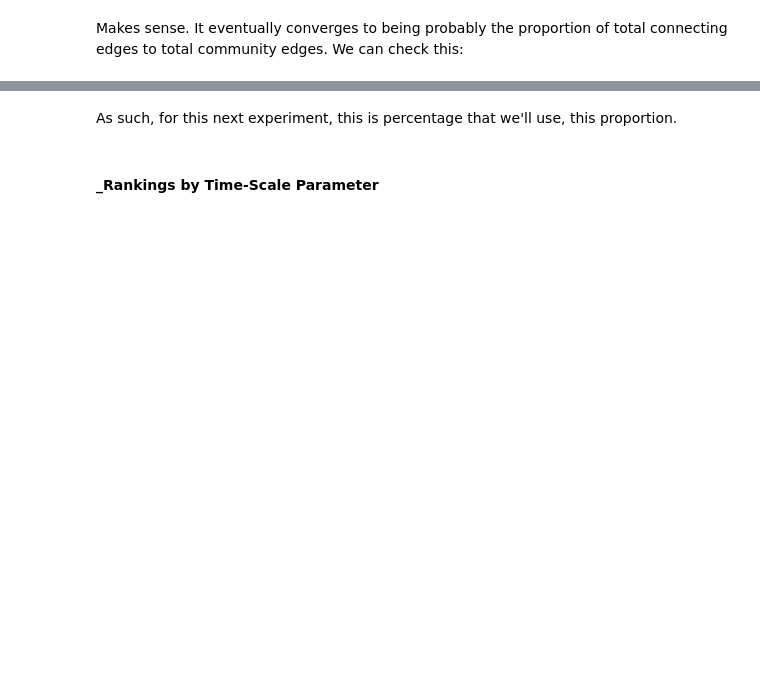
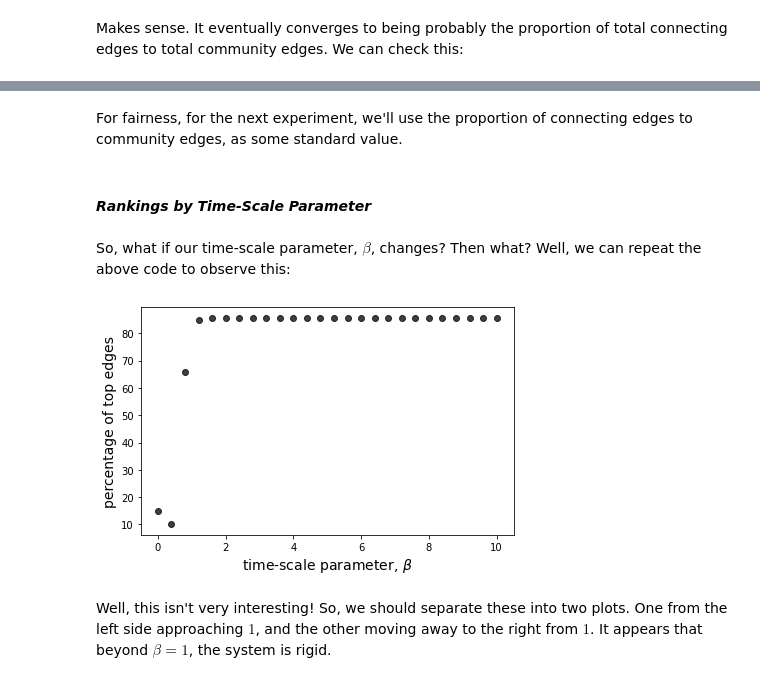
Before and after one commit to ubsuny/MC_RandomNetworks-RaspiZero, a Jupyter notebook: edge_rankings.ipynb, the cells around one changed output, grey strips where cells are left out. Cells and saved outputs as stored; diff of their text form; code cells hidden in the pictures; blank space fills up the shorter version.

```diff
--- a/edge_rankings.ipynb
+++ b/edge_rankings.ipynb
@@ -121,4 +100,28 @@ print(G.outside_edges.shape[0]/G.inside_edges.shape[0] * 100)
-# %% [markdown]
-As such, for this next experiment, this is percentage that we'll use, this proportion.
+# %% [markdown]
+For fairness, for the next experiment, we'll use the proportion of connecting edges to community edges, as some standard value.
 # %% [markdown]
-#### _Rankings by Time-Scale Parameter
+#### _Rankings by Time-Scale Parameter_
+# %% [markdown]
+So, what if our time-scale parameter, $\beta$, changes? Then what? Well, we can repeat the above code to observe this:
+# %%
+betas = linspace(1e-5, 1e1, 26)
+beta_percs = zeros(betas.shape[0])
+cutoff = G.outside_edges.shape[0]/G.inside_edges.shape[0]
+
+for idx, beta in enumerate(betas):
+    _, sorts, _ = edge_rankings(G.copy_graph(), beta = beta)
+
+    beta_percs[idx] = top_ranked(sorts, locs, cutoff = cutoff)
+# %%
+fig, ax = plt.subplots(1, 1)
+
+ax.scatter(betas, beta_percs, c = 'k', alpha = 0.75)
+
+ax.set_xlabel(r'time-scale parameter, $\beta$', fontsize = 14)
+ax.set_ylabel('percentage of top edges', fontsize = 14)
+
+fig.tight_layout()
+# %% [output]
+[figure, added]
+# %% [markdown]
+Well, this isn't very interesting! So, we should separate these into two plots.  One from the left side approaching $1$, and the other moving away to the right from $1$.  It appears that beyond $\beta = 1$, the system is rigid.
```
Also changed, not shown: parts of 18 cells of this notebook, 1 other file.
